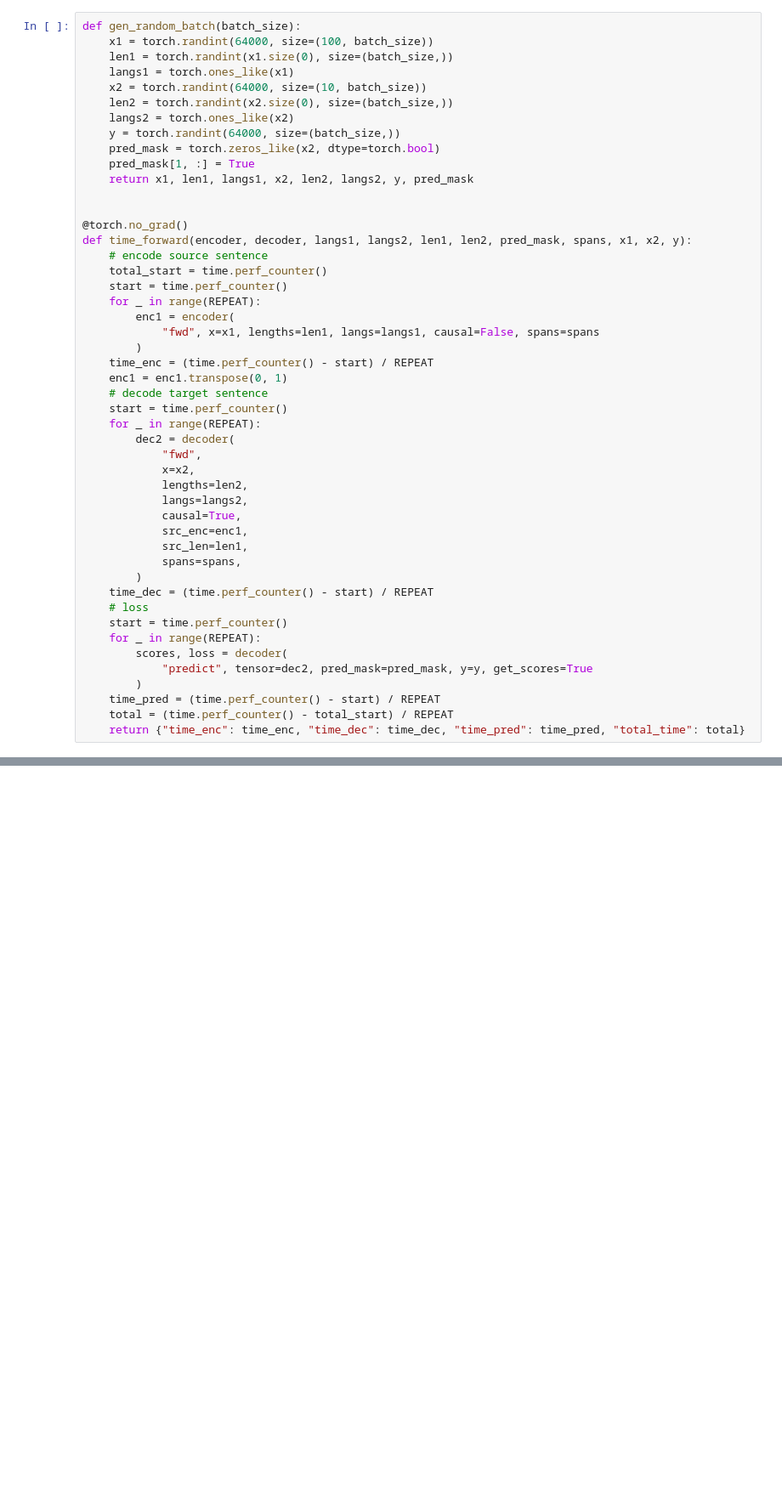
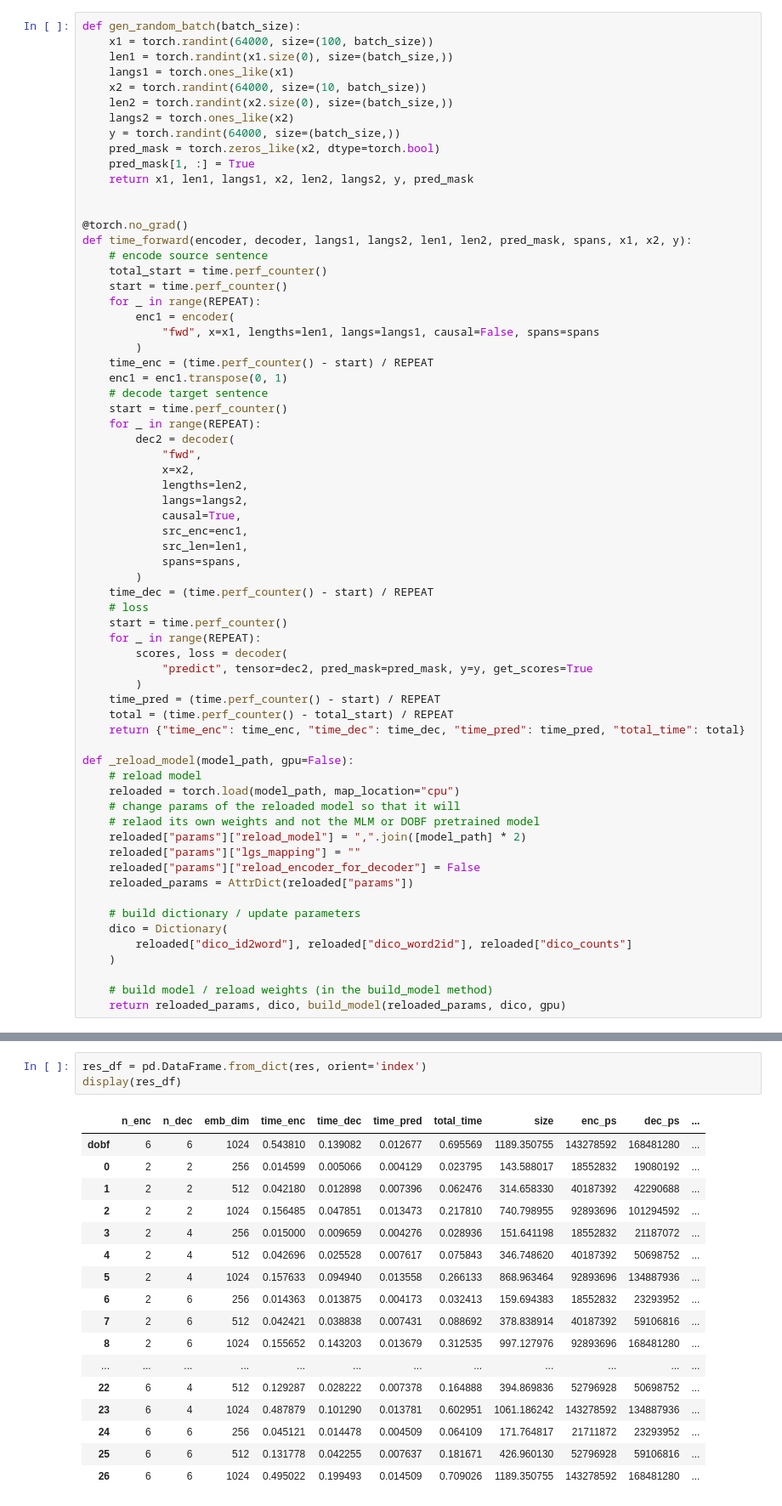
Before and after one commit to davidenkoim/CodeGen, a Jupyter notebook: notebooks/hyperparameters.ipynb, the cells around one changed output, grey strips where cells are left out. Shown at 85% size. Drawn from its saved outputs; the diff is of its cells as text; blank space fills up the shorter version.

Commit message:
show pandas dataframe

```diff
--- a/notebooks/hyperparameters.ipynb
+++ b/notebooks/hyperparameters.ipynb
@@ -69,6 +69,24 @@ def time_forward(encoder, decoder, langs1, langs2, len1, len2, pred_mask, spans,
     time_pred = (time.perf_counter() - start) / REPEAT
     total = (time.perf_counter() - total_start) / REPEAT
     return {"time_enc": time_enc, "time_dec": time_dec, "time_pred": time_pred, "total_time": total}
+
+def _reload_model(model_path, gpu=False):
+    # reload model
+    reloaded = torch.load(model_path, map_location="cpu")
+    # change params of the reloaded model so that it will
+    # relaod its own weights and not the MLM or DOBF pretrained model
+    reloaded["params"]["reload_model"] = ",".join([model_path] * 2)
+    reloaded["params"]["lgs_mapping"] = ""
+    reloaded["params"]["reload_encoder_for_decoder"] = False
+    reloaded_params = AttrDict(reloaded["params"])
+
+    # build dictionary / update parameters
+    dico = Dictionary(
+        reloaded["dico_id2word"], reloaded["dico_word2id"], reloaded["dico_counts"]
+    )
+
+    # build model / reload weights (in the build_model method)
+    return reloaded_params, dico, build_model(reloaded_params, dico, gpu)
 # %%
 batch_size = 16
 params, dico, (encoder, decoder) = _reload_model(MODEL_PATH)
@@ -159,0 +152,21 @@ INFO - 04/25/22 13:19:40 - 0:02:07 - Number of decoders: 1
+# %%
+res_df = pd.DataFrame.from_dict(res, orient='index')
+display(res_df)
+# %% [output]
+|  | n_enc | n_dec | emb_dim | time_enc | time_dec | time_pred | total_time | size | enc_ps | dec_ps | ... |
+| dobf | 6 | 6 | 1024 | 0.543810 | 0.139082 | 0.012677 | 0.695569 | 1189.350755 | 143278592 | 168481280 | ... |
+| 0 | 2 | 2 | 256 | 0.014599 | 0.005066 | 0.004129 | 0.023795 | 143.588017 | 18552832 | 19080192 | ... |
+| 1 | 2 | 2 | 512 | 0.042180 | 0.012898 | 0.007396 | 0.062476 | 314.658330 | 40187392 | 42290688 | ... |
+| 2 | 2 | 2 | 1024 | 0.156485 | 0.047851 | 0.013473 | 0.217810 | 740.798955 | 92893696 | 101294592 | ... |
+| 3 | 2 | 4 | 256 | 0.015000 | 0.009659 | 0.004276 | 0.028936 | 151.641198 | 18552832 | 21187072 | ... |
+| 4 | 2 | 4 | 512 | 0.042696 | 0.025528 | 0.007617 | 0.075843 | 346.748620 | 40187392 | 50698752 | ... |
+| 5 | 2 | 4 | 1024 | 0.157633 | 0.094940 | 0.013558 | 0.266133 | 868.963464 | 92893696 | 134887936 | ... |
+| 6 | 2 | 6 | 256 | 0.014363 | 0.013875 | 0.004173 | 0.032413 | 159.694383 | 18552832 | 23293952 | ... |
+| 7 | 2 | 6 | 512 | 0.042421 | 0.038838 | 0.007431 | 0.088692 | 378.838914 | 40187392 | 59106816 | ... |
+| 8 | 2 | 6 | 1024 | 0.155652 | 0.143203 | 0.013679 | 0.312535 | 997.127976 | 92893696 | 168481280 | ... |
+| ... | ... | ... | ... | ... | ... | ... | ... | ... | ... | ... | ... |
+| 22 | 6 | 4 | 512 | 0.129287 | 0.028222 | 0.007378 | 0.164888 | 394.869836 | 52796928 | 50698752 | ... |
+| 23 | 6 | 4 | 1024 | 0.487879 | 0.101290 | 0.013781 | 0.602951 | 1061.186242 | 143278592 | 134887936 | ... |
+| 24 | 6 | 6 | 256 | 0.045121 | 0.014478 | 0.004509 | 0.064109 | 171.764817 | 21711872 | 23293952 | ... |
+| 25 | 6 | 6 | 512 | 0.131778 | 0.042255 | 0.007637 | 0.181671 | 426.960130 | 52796928 | 59106816 | ... |
+| 26 | 6 | 6 | 1024 | 0.495022 | 0.199493 | 0.014509 | 0.709026 | 1189.350755 | 143278592 | 168481280 | ... |
```
Also changed, not shown: parts of 3 cells of this notebook.
